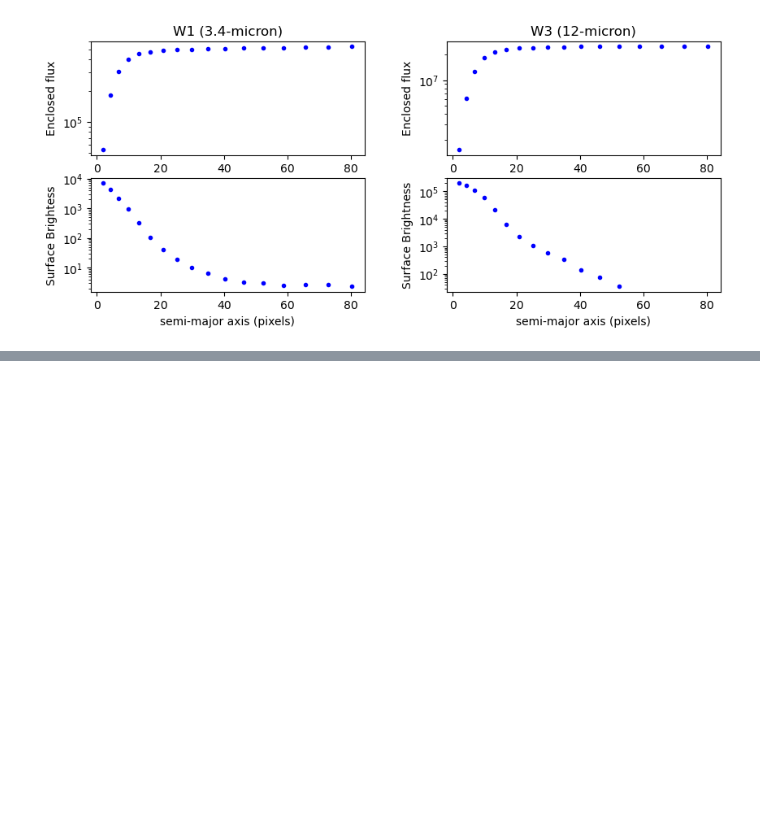
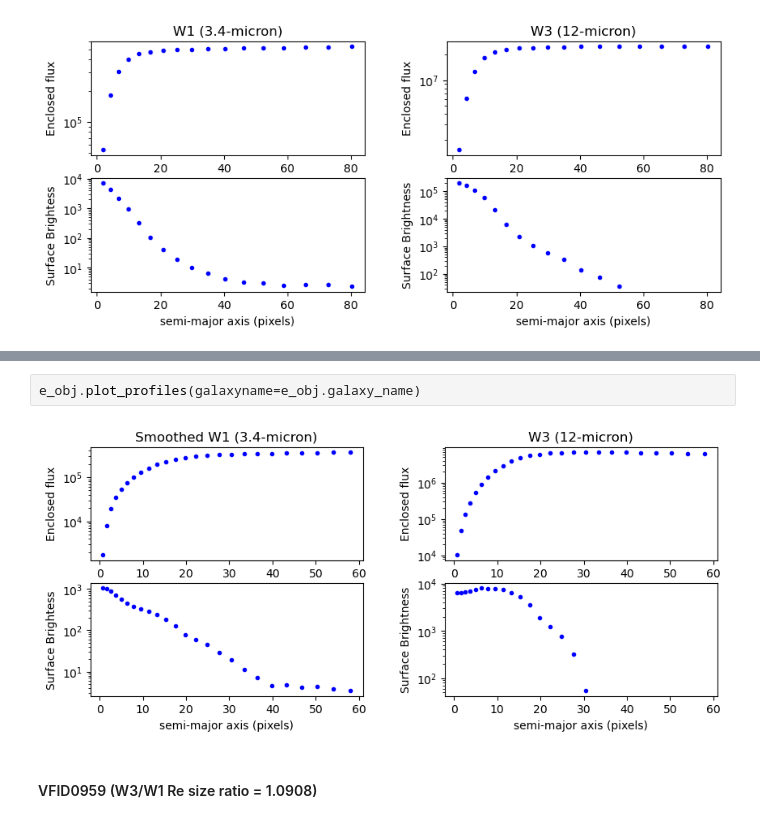
Before and after one commit to gammaspire/wisesize, a Jupyter notebook: physical_sizes/physical_sizes.ipynb, the cells around one changed output, grey strips where cells are left out. Drawn from its saved outputs; the diff is of its cells as text; blank space fills up the shorter version.

```diff
--- a/physical_sizes/physical_sizes.ipynb
+++ b/physical_sizes/physical_sizes.ipynb
@@ -128,0 +226,6 @@ e_obj.plot_profiles(galaxyname='VFID0901')
+# %%
+e_obj.plot_profiles(galaxyname=e_obj.galaxy_name)
+# %% [output]
+[figure, added]
+# %% [markdown]
+#### VFID0959 (W3/W1 Re size ratio = 1.0908)
```
Also changed, not shown: parts of 20 cells of this notebook, 3 other files.
